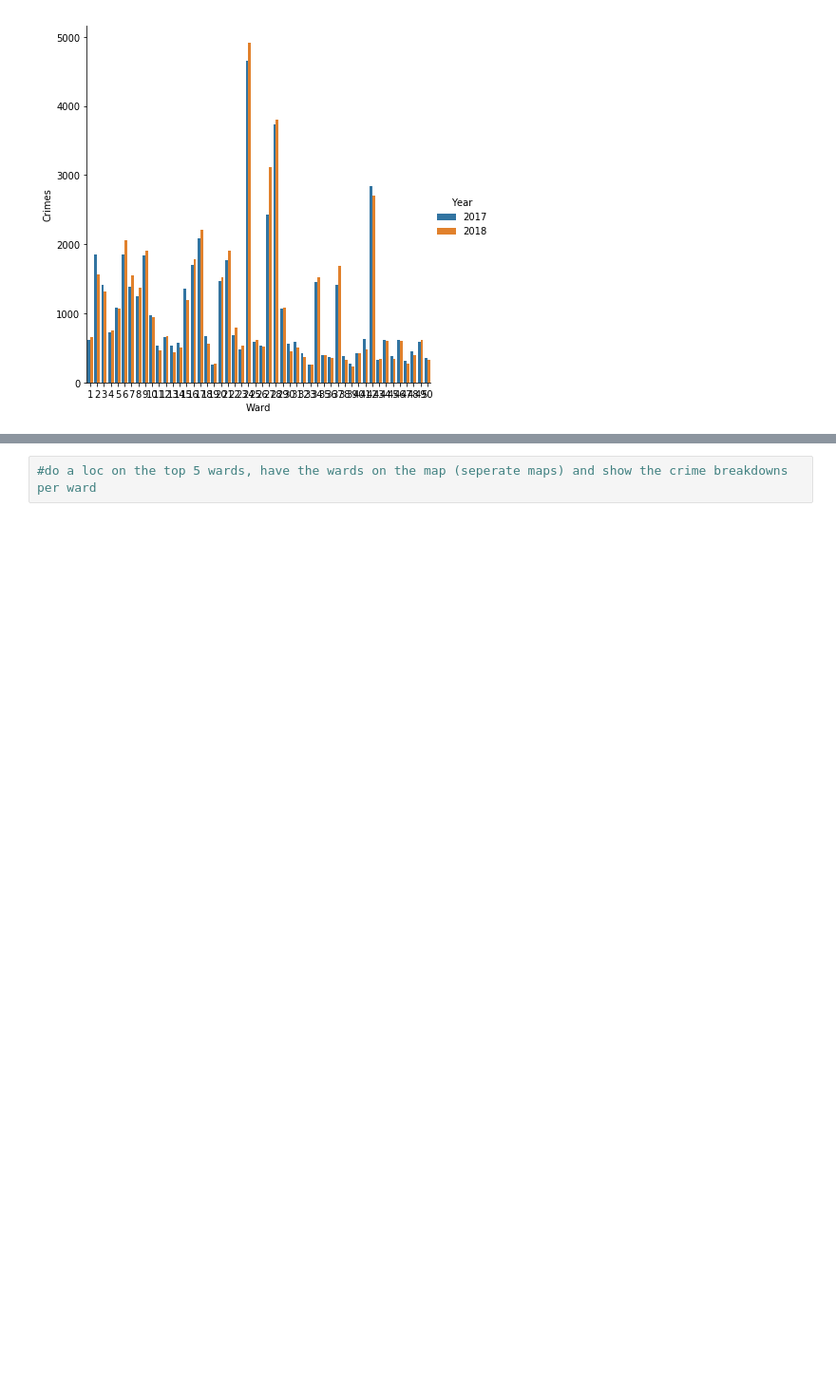
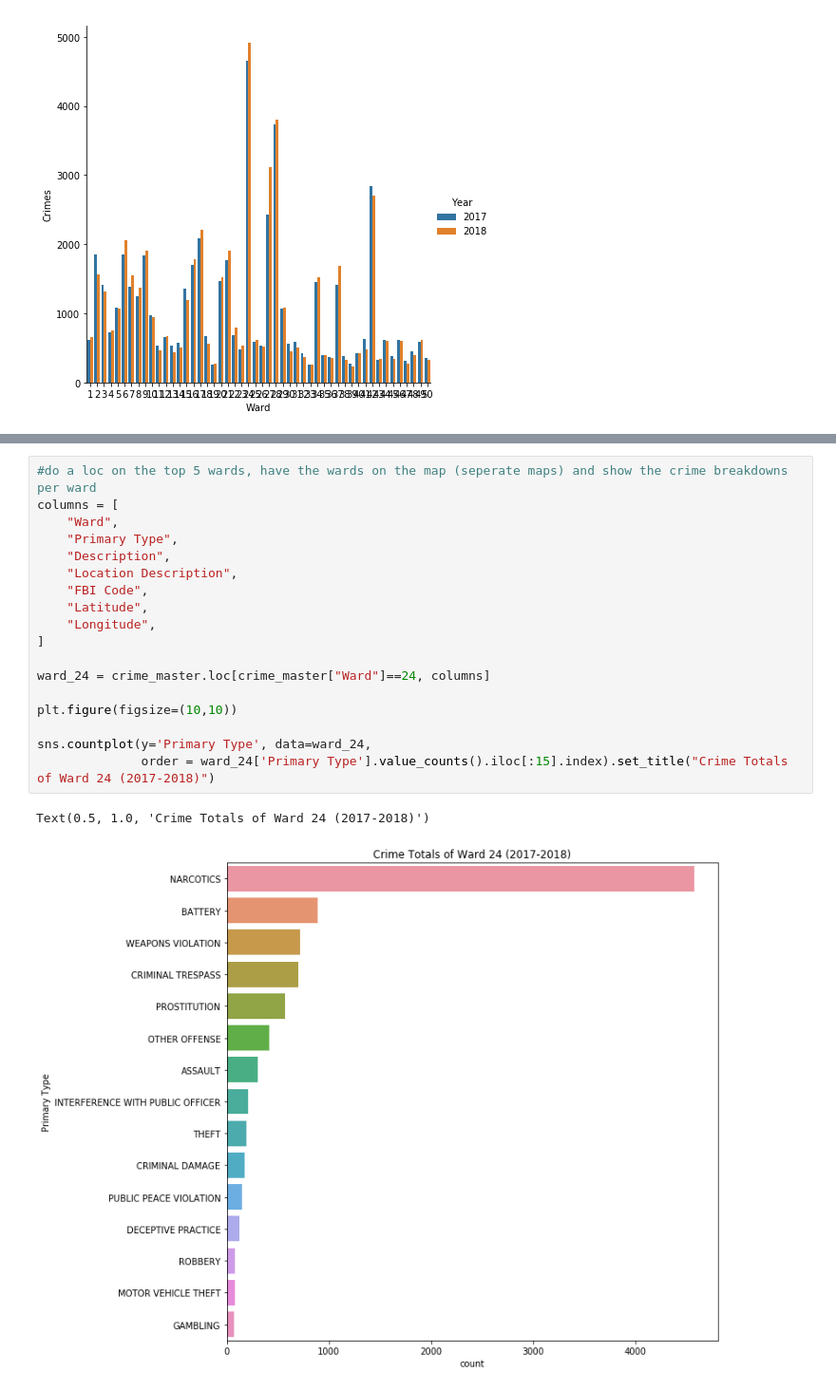
Before and after one commit to nrdeering/Charlotte-Crime-Data, a Jupyter notebook: crime_analysis_nrdeering.ipynb, the cells around one changed output, grey strips where cells are left out. Shown: that part at 95% size. Saved outputs shown, nothing was run; the diff lists cells and outputs as text; blank space fills up the shorter version.

```diff
--- a/crime_analysis_nrdeering.ipynb
+++ b/crime_analysis_nrdeering.ipynb
@@ -112,2 +112,21 @@ ward_count.head()
 # %%
 #do a loc on the top 5 wards, have the wards on the map (seperate maps) and show the crime breakdowns per ward
+columns = [
+    "Ward",
+    "Primary Type",
+    "Description",
+    "Location Description",
+    "FBI Code",
+    "Latitude",
+    "Longitude",
+]
+
+ward_24 = crime_master.loc[crime_master["Ward"]==24, columns]
+
+plt.figure(figsize=(10,10))
+
+sns.countplot(y='Primary Type', data=ward_24,
+              order = ward_24['Primary Type'].value_counts().iloc[:15].index).set_title("Crime Totals of Ward 24 (2017-2018)")
+# %% [output]
+Text(0.5, 1.0, 'Crime Totals of Ward 24 (2017-2018)')
+[figure, added]
```
Also changed, not shown: parts of 11 cells of this notebook.
